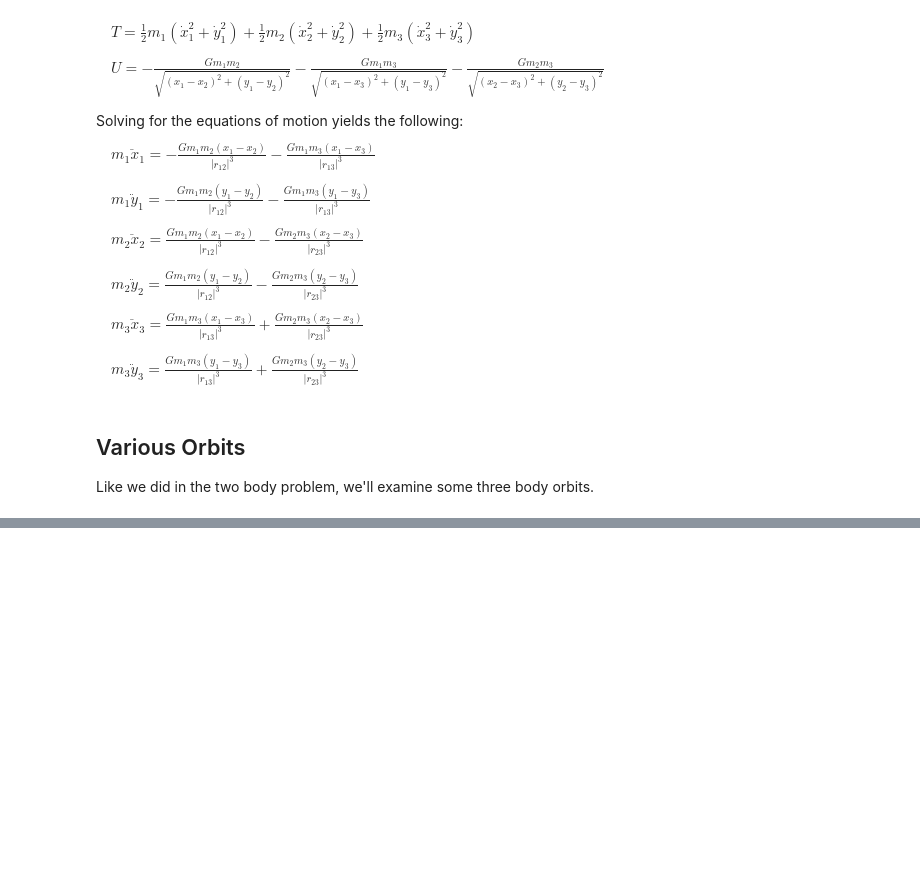
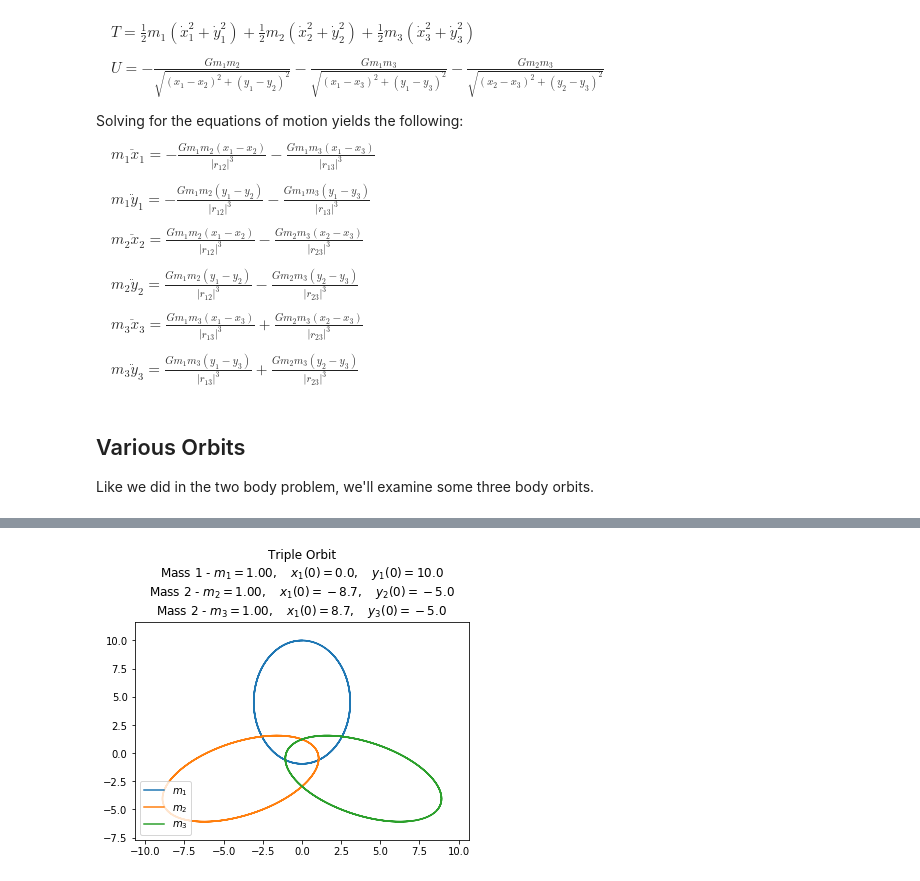
Before and after one commit to lnestor/5300_final, a Jupyter notebook: Triple_Orbits.ipynb, the cells around one changed output, grey strips where cells are left out. Cells and saved outputs as stored; diff of their text form; code cells hidden in the pictures; blank space fills up the shorter version.

```diff
--- a/Triple_Orbits.ipynb
+++ b/Triple_Orbits.ipynb
@@ -107,0 +123,31 @@ plot_orbit(orbit, t_pts, initial_conditions, title=title)
+# %%
+m1 = m2 = m3 = 1.
+
+radius = 10
+
+deg_60 = 60 * np.pi / 180
+deg_30 = 30 * np.pi / 180
+
+x1_0 = 0
+y1_0 = radius
+x2_0 = -radius * np.cos(deg_30)
+y2_0 = -radius * np.sin(deg_30)
+x3_0 = radius * np.cos(deg_30)
+y3_0 = -radius * np.sin(deg_30)
+
+v_0 = .1
+x1_dot_0 = -v_0
+y1_dot_0 = 0
+x2_dot_0 = v_0 * np.cos(deg_60)
+y2_dot_0 = -v_0 * np.sin(deg_60)
+x3_dot_0 = v_0 * np.cos(deg_60)
+y3_dot_0 = v_0 * np.sin(deg_60)
+
+initial_conditions = [x1_0, y1_0, x2_0, y2_0, x3_0, y3_0, x1_dot_0, y1_dot_0, x2_dot_0, y2_dot_0, x3_dot_0, y3_dot_0]
+t_pts = np.arange(0., 300., .1)
+orbit = ThreeBodyOrbit(m1=m1, m2=m2, m3=m3)
+
+title = build_title([m1, m2, m3], initial_conditions)
+plot_orbit(orbit, t_pts, initial_conditions, title=title)
+# %% [output]
+[figure, added]
```
Also changed, not shown: parts of 2 cells of this notebook, 2 other files.
